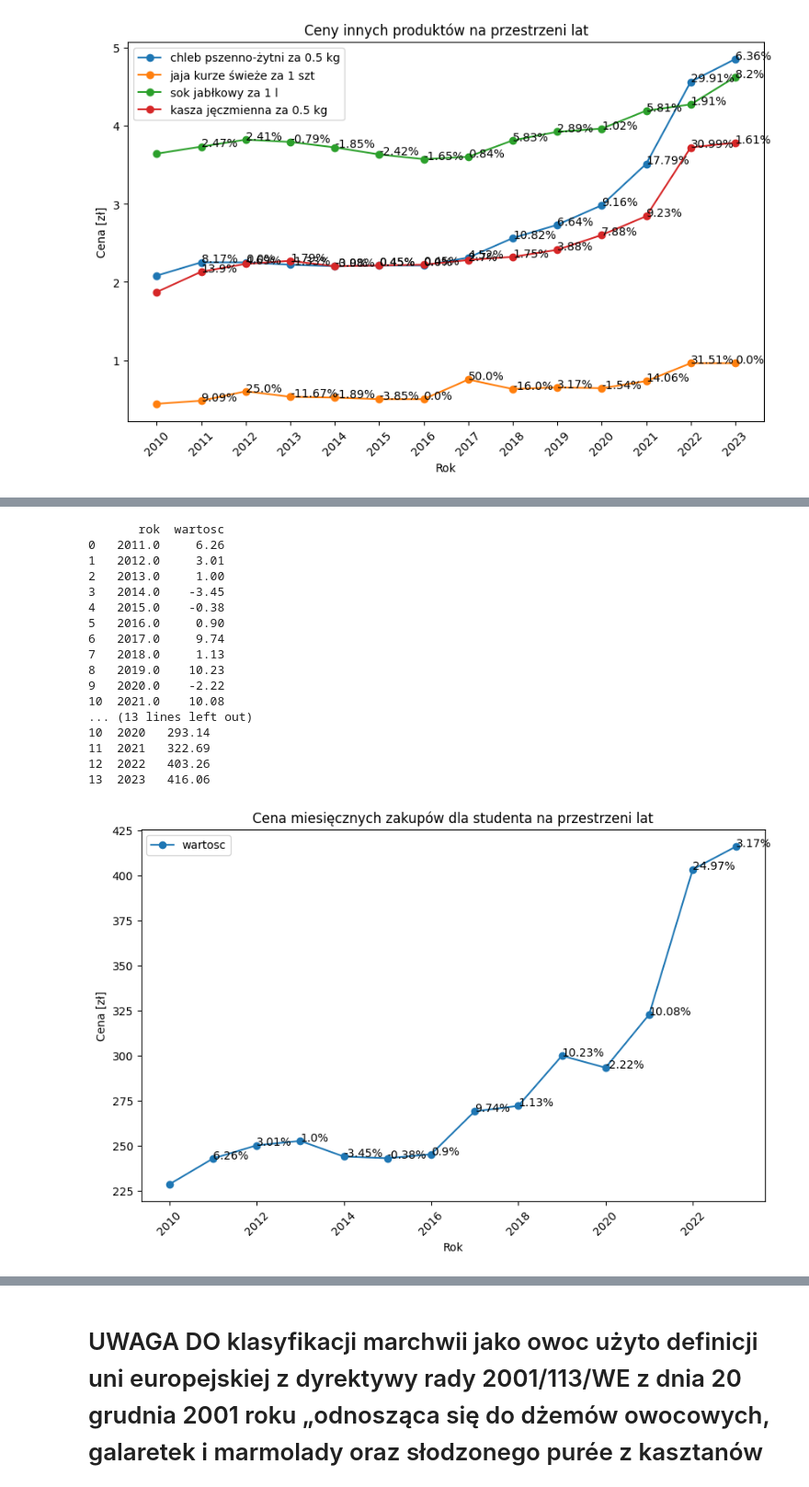
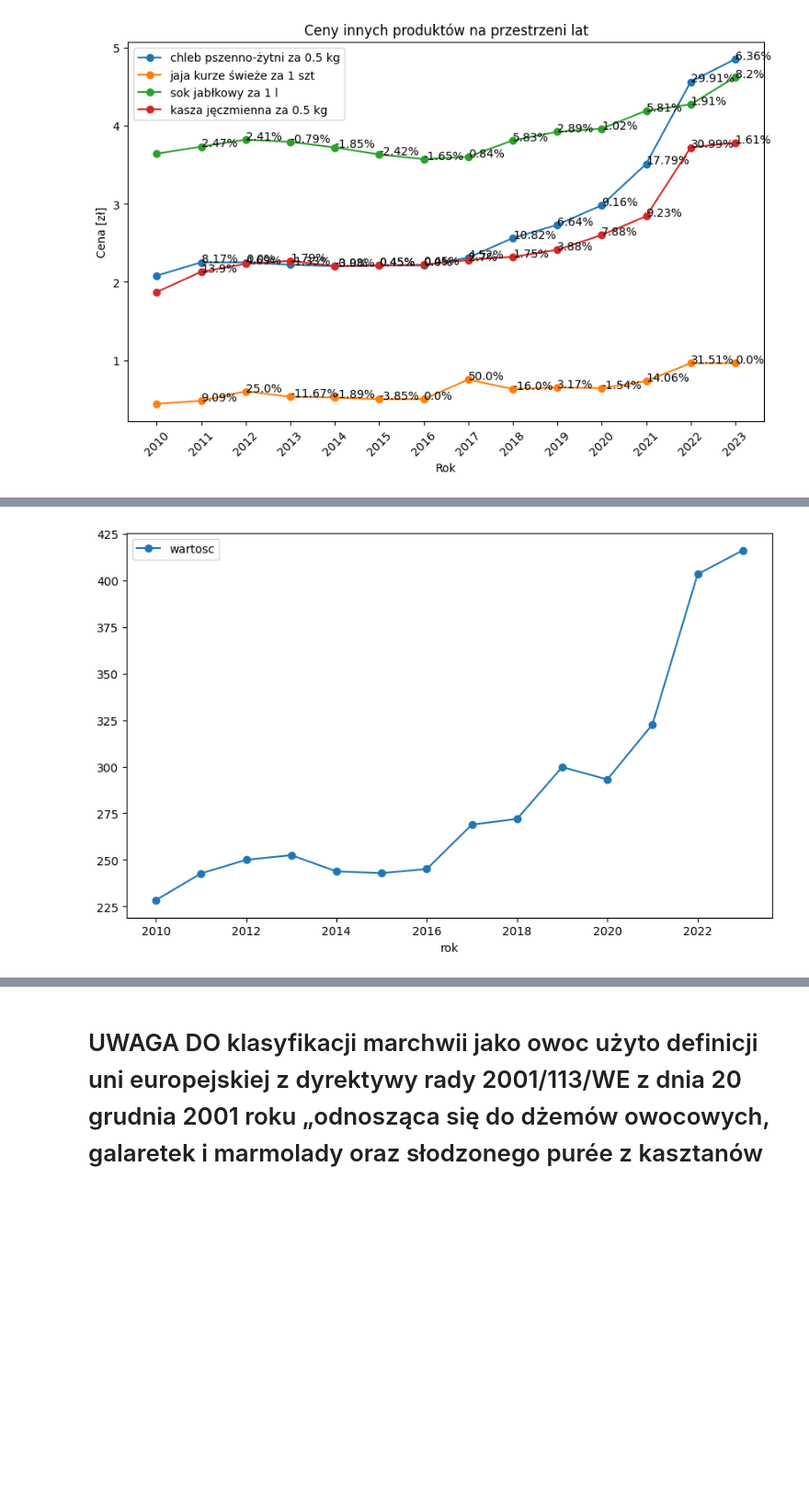
Before and after one commit to CrustyCracker/Statistics-Projects, a Jupyter notebook: PROJEKT-1/Problem_1_students_cost_increase.ipynb, the cells around one changed output, grey strips where cells are left out. Shown at 92% size. Saved outputs shown, nothing was run; the diff lists cells and outputs as text; code cells hidden in the pictures; blank space fills up the shorter version.

```diff
--- a/PROJEKT-1/Problem_1_students_cost_increase.ipynb
+++ b/PROJEKT-1/Problem_1_students_cost_increase.ipynb
@@ -229,60 +229,29 @@ kasza jęczmienna za 0.5 kg & 3 \\
 # %%
 
 # calculate the sum of prices for the student for each year
 students_mounthly_prices = {}
 for key, value in students_mounthly_products.items():
     data_item = data[data['nazwa_pozycja_2'] == key]
     for i in range(len(data_item)):
         if data_item.iloc[i]['opis_okres'] in students_mounthly_prices:
             students_mounthly_prices[data_item.iloc[i]['opis_okres']] += data_item.iloc[i]['wartosc'] * value
         else:
             students_mounthly_prices[data_item.iloc[i]['opis_okres']] = data_item.iloc[i]['wartosc'] * value
 
 students_mounthly_prices_df = pd.DataFrame(students_mounthly_prices.items(), columns=['rok', 'wartosc'])
 students_mounthly_prices_df['rok'] = students_mounthly_prices_df['rok'].str[:4].astype(int)
 
 # calculate the price change for the student use new data frame students_mounthly_prices_change
 students_mounthly_prices_change = {}
 for i in range(1, len(students_mounthly_prices_df)):
     students_mounthly_prices_change[students_mounthly_prices_df.iloc[i]['rok']] = (students_mounthly_prices_df.iloc[i]['wartosc'] - students_mounthly_prices_df.iloc[i-1]['wartosc'])/students_mounthly_prices_df.iloc[i-1]['wartosc']*100
 
 students_mounthly_prices_change_df = pd.DataFrame(students_mounthly_prices_change.items(), columns=['rok', 'wartosc'])
 # round to 2 decimal places
 students_mounthly_prices_change_df['wartosc'] = students_mounthly_prices_change_df['wartosc'].round(2)
 
 
-print(students_mounthly_prices_change_df)
-
-print(students_mounthly_prices_df)
-
 students_mounthly_prices_df.plot(x='rok', y='wartosc', kind='line', marker='o')
-
-# plot students_mounthly_prices_change_df on the same plot
-#show every year on the X axis
-plt.xticks(students_mounthly_prices_df['rok'])
-for i in range(len(students_mounthly_prices_change_df)):
-    plt.text(students_mounthly_prices_change_df['rok'][i], students_mounthly_prices_df[students_mounthly_prices_df['rok'] == students_mounthly_prices_change_df['rok'][i]]['wartosc'], str(students_mounthly_prices_change_df['wartosc'][i]) + '%')
-plt.xticks(rotation=45)
-plt.xlabel('Rok')
-plt.ylabel('Cena [zł]')
-plt.title('Cena miesięcznych zakupów dla studenta na przestrzeni lat')
 plt.show()
 # %% [output]
-       rok  wartosc
-0   2011.0     6.26
-1   2012.0     3.01
-2   2013.0     1.00
-3   2014.0    -3.45
-4   2015.0    -0.38
-5   2016.0     0.90
-6   2017.0     9.74
-7   2018.0     1.13
-8   2019.0    10.23
-9   2020.0    -2.22
-10  2021.0    10.08
-... (13 lines left out)
-10  2020   293.14
-11  2021   322.69
-12  2022   403.26
-13  2023   416.06
-[figure, old version]
+[figure, new version]
```
Also changed, not shown: parts of 2 cells of this notebook, 1 other file.
